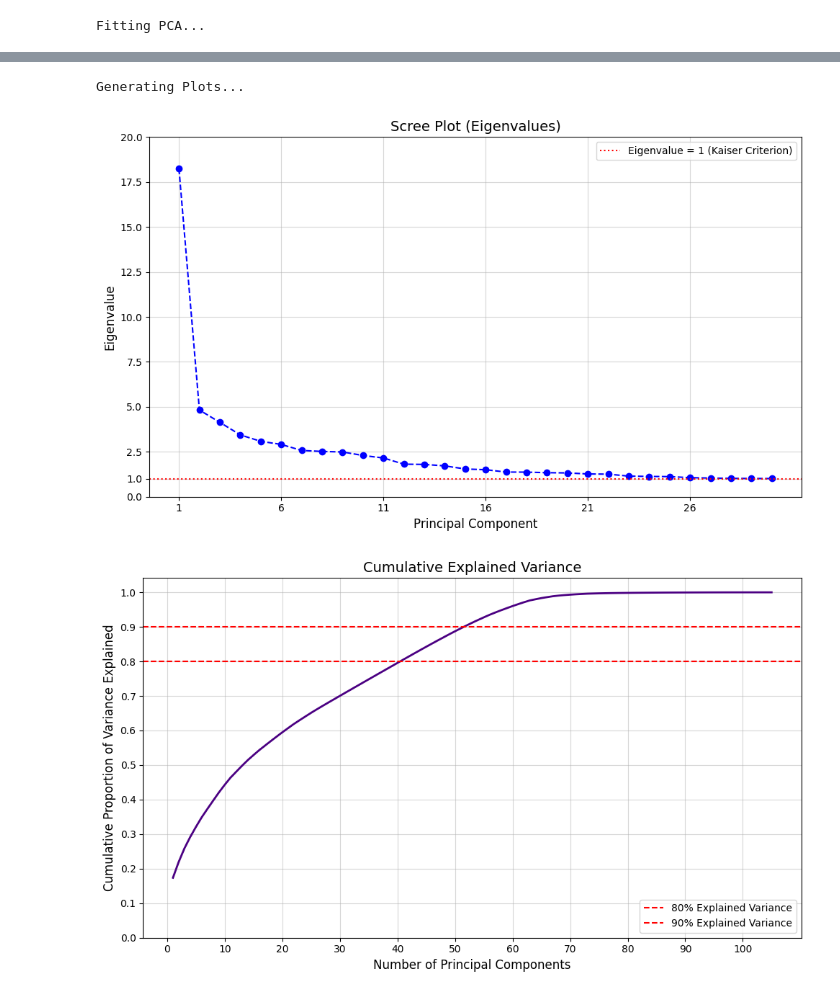
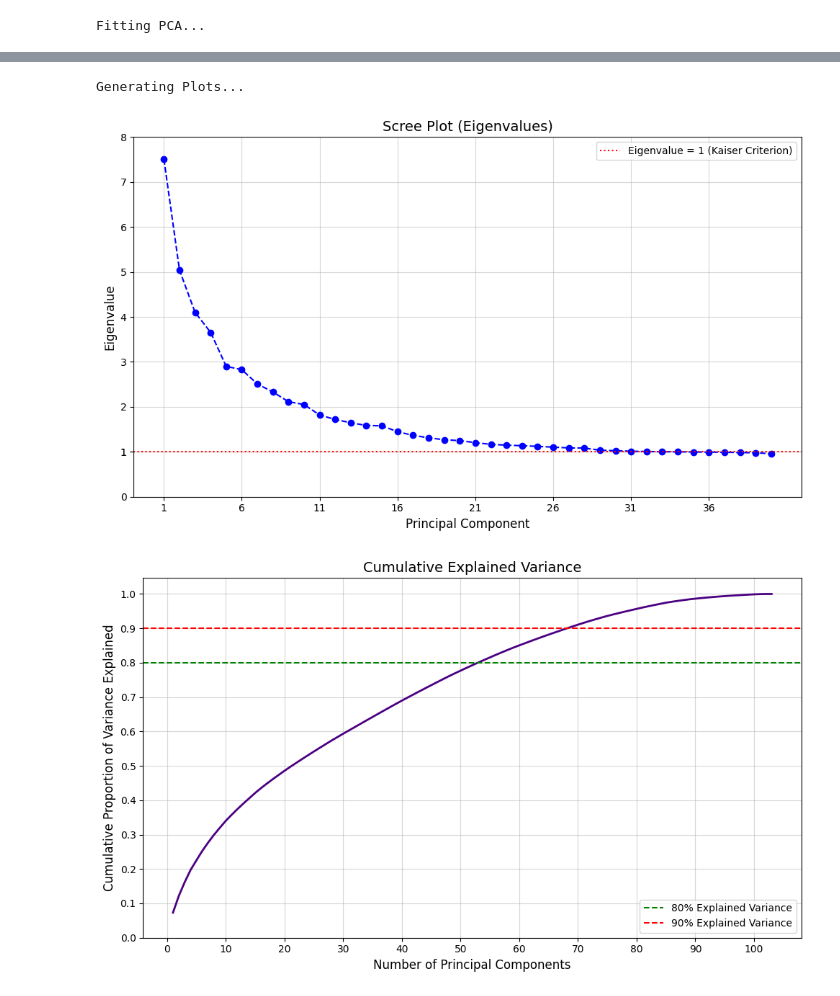
Before and after one commit to VenkateshBH99/Home-Credit-Risk, a Jupyter notebook: src/pca.ipynb, the cells around one changed output, grey strips where cells are left out. Drawn from its saved outputs; the diff is of its cells as text; code cells hidden in the pictures.

```diff
--- a/src/pca.ipynb
+++ b/src/pca.ipynb
@@ -33,21 +33,6 @@ def varimax(Phi, gamma=1.0, q=20, tol=1e-6):
 # 1. Load & Preprocess Data
 # ==========================================
 print("Loading data from application_train.csv...")
-df = pd.read_csv('../dataset/application_train.csv')
-
-# Drop the TARGET variable so it doesn't leak into our PCA
-if 'TARGET' in df.columns:
-    df = df.drop(columns=['TARGET'])
-
-# Select only numeric columns for this PCA
-numeric_cols = df.select_dtypes(include=[np.number]).columns
-X_numeric = df[numeric_cols]
-
-print("Imputing missing values and scaling data...")
-imputer = SimpleImputer(strategy='median')
-X_imputed = imputer.fit_transform(X_numeric)
-
-scaler = StandardScaler()
-X_scaled = scaler.fit_transform(X_imputed)
+df = pd.read_csv('../dataset/cleaned/train.csv')
 # %% [output]
 Loading data from application_train.csv...
@@ -55,3 +39,13 @@ Imputing missing values and scaling data...
+# %%
+df = df.drop(columns=['TARGET'])
+# df = df.drop(columns="SK_ID_CURR")
+
+# Select only numeric columns for this PCA
+numeric_cols = df.select_dtypes(include=[np.number]).columns
+X_numeric = df[numeric_cols]
+
+scaler = StandardScaler()
+X_scaled = scaler.fit_transform(X_numeric)
 # %%
 # ==========================================
 # 2. Perform PCA
@@ -138,43 +148,43 @@ print("\nGenerating Plots...")
 
 # --- Plot A: Scree Plot (Eigenvalues / Elbow Method) ---
 plt.figure(figsize=(10, 6))
-num_components_to_plot = min(30, len(eigenvalues))
+num_components_to_plot = min(40, len(eigenvalues))
 
 plt.plot(
     range(1, num_components_to_plot + 1),
     eigenvalues[:num_components_to_plot],
     marker="o",
     linestyle="--",
     color="blue"
 )
 
 # 1. Add a horizontal line at y=1 (Kaiser Criterion)
 plt.axhline(y=1, color='r', linestyle=':', label='Eigenvalue = 1 (Kaiser Criterion)')
 
 # 2. Force the y-axis to include 1 and show it as a tick
 current_yticks = plt.yticks()[0]
 plt.yticks(list(current_yticks) + [1])
 
 # Keep the x-axis starting at 1
 plt.xticks(range(1, num_components_to_plot + 1, 5))
 
 plt.title("Scree Plot (Eigenvalues)", fontsize=14)
 plt.xlabel("Principal Component", fontsize=12)
 plt.ylabel("Eigenvalue", fontsize=12)
 plt.legend()
 plt.grid(True, alpha=0.5)
 plt.tight_layout()
 plt.show()
 # %% [output]
 Generating Plots...
-[figure, old version]
+[figure, new version]
 # %%
 # --- Plot B: Cumulative Explained Variance ---
 plt.figure(figsize=(10, 6))
 plt.plot(range(1, len(cumulative_variance) + 1), cumulative_variance, linestyle='-', color='indigo', linewidth=2)
 
 # Red dashed lines for 80% and 90% variance thresholds
-plt.axhline(y=0.80, color='r', linestyle='--', linewidth=1.5, label='80% Explained Variance')
+plt.axhline(y=0.80, color='g', linestyle='--', linewidth=1.5, label='80% Explained Variance')
 plt.axhline(y=0.90, color='r', linestyle='--', linewidth=1.5, label='90% Explained Variance')
 
 # Improve y-axis ticks to clearly show the thresholds
@@ -189,7 +199,7 @@ plt.grid(True, alpha=0.5)
 plt.tight_layout()
 plt.show()
 # %% [output]
-[figure, old version]
+[figure, new version]
 # %%
 # --- Plot C: PCA Loadings (Rotation) Plot for PC1 vs PC2 ---
 plt.figure(figsize=(12, 8))
```
Also changed, not shown: parts of 4 cells of this notebook, 8 other files.
